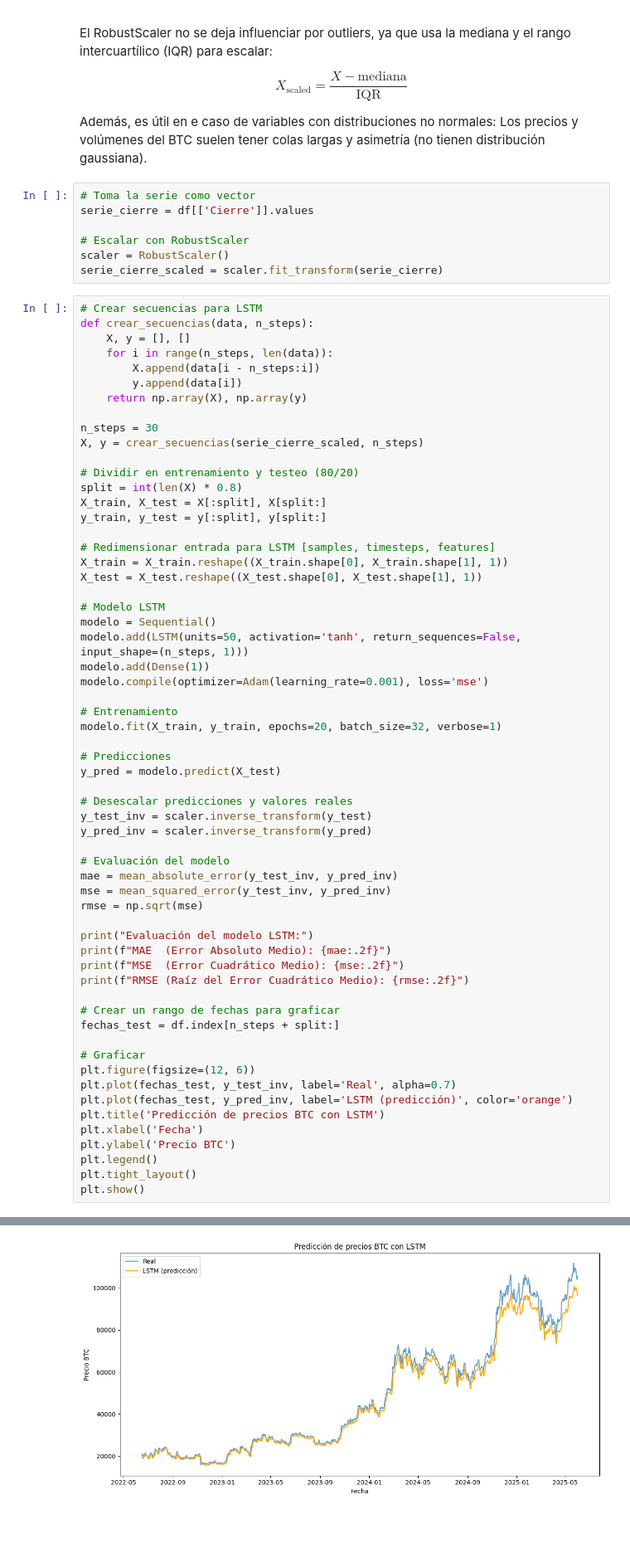
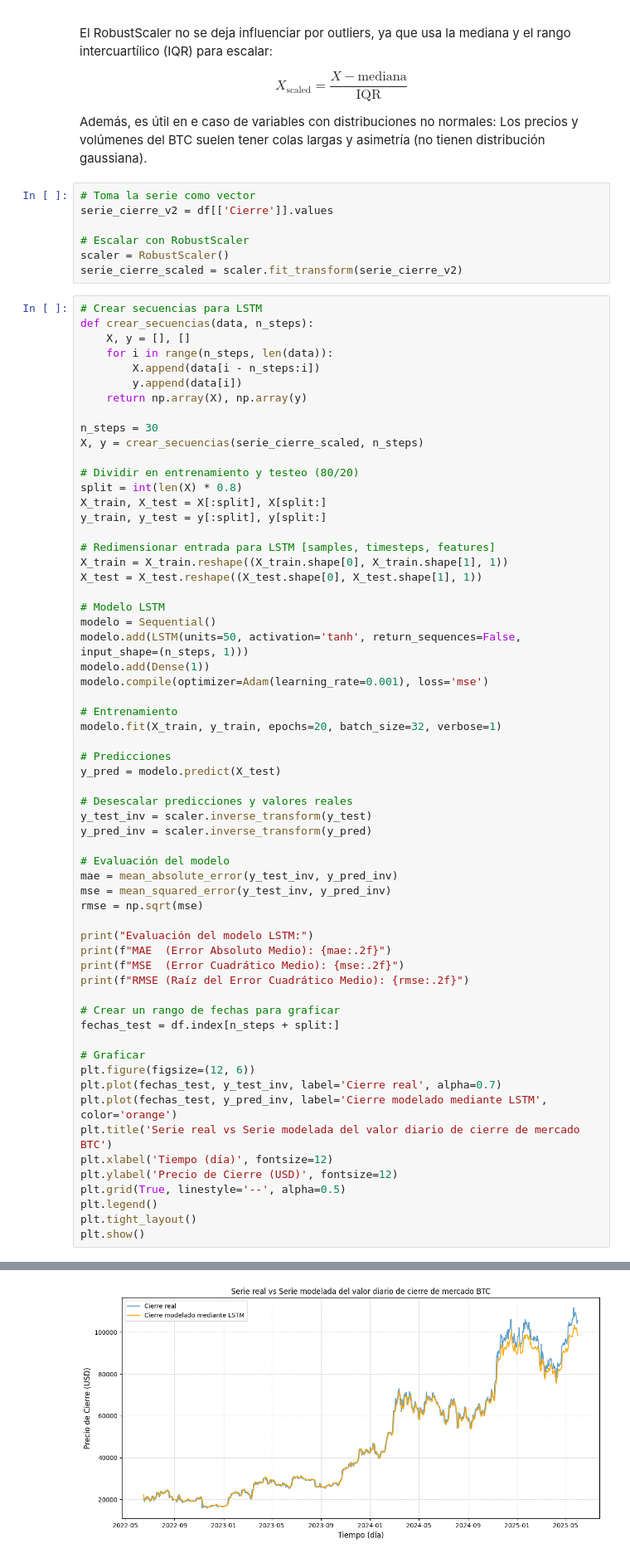
Before and after one commit to fabriciolopretto/BTC_Time_Series_Models, a Jupyter notebook: scripts/BTC_fernandez_lopretto_quiros_villanueva.ipynb, the cells around one changed output, grey strips where cells are left out. Shown at 83% size. Cells and saved outputs as stored; diff of their text form; blank space fills up the shorter version.

```diff
--- a/scripts/BTC_fernandez_lopretto_quiros_villanueva.ipynb
+++ b/scripts/BTC_fernandez_lopretto_quiros_villanueva.ipynb
@@ -520,11 +541,11 @@ $$
 Además, es útil en e caso de variables con distribuciones no normales: Los precios y volúmenes del BTC suelen tener colas largas y asimetría (no tienen distribución gaussiana).
 # %%
 # Toma la serie como vector
-serie_cierre = df[['Cierre']].values
+serie_cierre_v2 = df[['Cierre']].values
 
 # Escalar con RobustScaler
 scaler = RobustScaler()
-serie_cierre_scaled = scaler.fit_transform(serie_cierre)
+serie_cierre_scaled = scaler.fit_transform(serie_cierre_v2)
 # %%
 # Crear secuencias para LSTM
 def crear_secuencias(data, n_steps):
@@ -577,11 +598,12 @@ fechas_test = df.index[n_steps + split:]
 
 # Graficar
 plt.figure(figsize=(12, 6))
-plt.plot(fechas_test, y_test_inv, label='Real', alpha=0.7)
-plt.plot(fechas_test, y_pred_inv, label='LSTM (predicción)', color='orange')
-plt.title('Predicción de precios BTC con LSTM')
-plt.xlabel('Fecha')
-plt.ylabel('Precio BTC')
+plt.plot(fechas_test, y_test_inv, label='Cierre real', alpha=0.7)
+plt.plot(fechas_test, y_pred_inv, label='Cierre modelado mediante LSTM', color='orange')
+plt.title('Serie real vs Serie modelada del valor diario de cierre de mercado BTC')
+plt.xlabel('Tiempo (día)', fontsize=12)
+plt.ylabel('Precio de Cierre (USD)', fontsize=12)
+plt.grid(True, linestyle='--', alpha=0.5)
 plt.legend()
 plt.tight_layout()
 plt.show()
@@ -607 +629 @@ RMSE (Raíz del Error Cuadrático Medio): 3597.68
-[figure, old version]
+[figure, new version]
```
Also changed, not shown: parts of 30 cells of this notebook, 12 other files.
